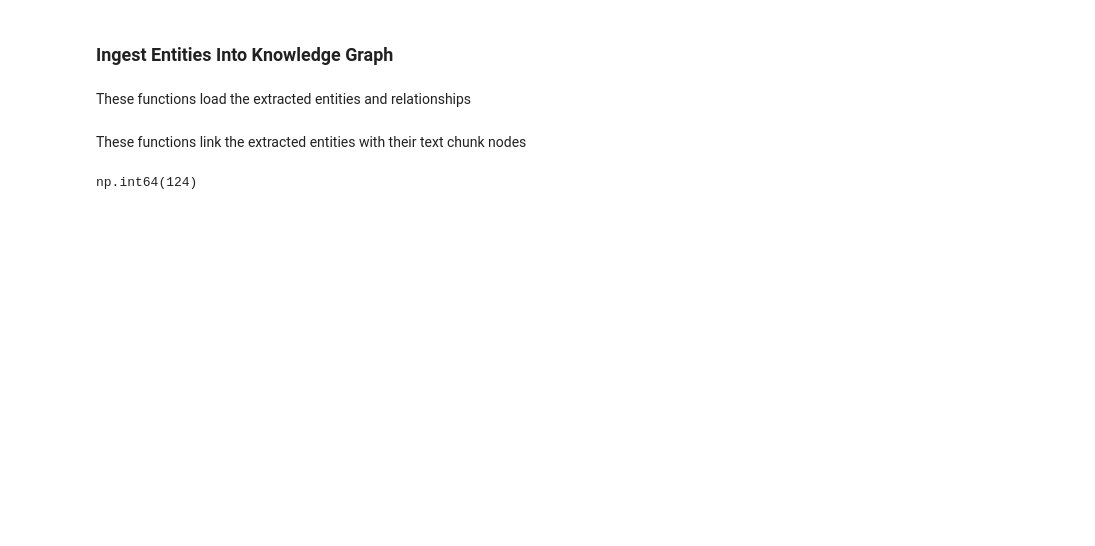
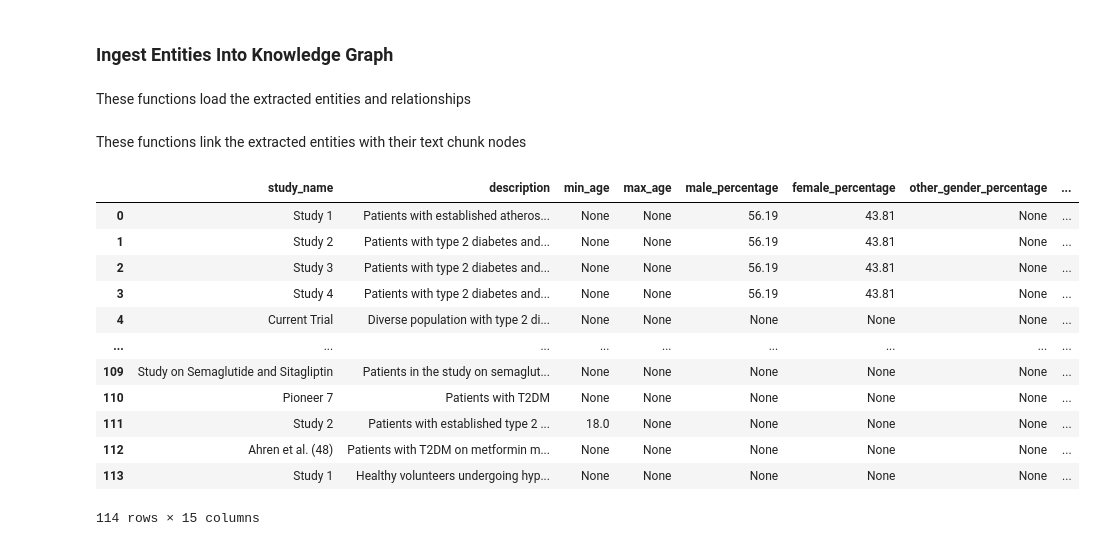
Before and after one commit to neo4j-field/pubmed-knowledge-graph-generation, a Jupyter notebook: generate_knowledge_graph.ipynb, the cells around one changed output. Saved outputs shown, nothing was run; the diff lists cells and outputs as text; code cells hidden in the pictures; blank space fills up the shorter version.

Commit message:
expand entity extraction, continue tuning domain graph and linking

```diff
--- a/generate_knowledge_graph.ipynb
+++ b/generate_knowledge_graph.ipynb
@@ -758,7 +791,20 @@ async def extract_entities_from_text_chunk(text_chunk: str) -> list:
                 {"role": "system", "content": system_prompt},
                 {"role": "user", "content": text_chunk}
             ],
-            response_model=list[Medication | StudyMedication | ClinicalOutcome | StudyMedicationUsesMedication | StudyMedicationProducesClinicalOutcome],
+            response_model=list[
+                            # first test batch
+                            Medication |
+                            StudyMedication |
+                            ClinicalOutcome |
+                            StudyMedicationUsesMedication |
+                            StudyMedicationProducesClinicalOutcome |
+                            # then add these
+                            StudyPopulation |
+                            MedicalCondition |
+                            StudyPopulationHasMedicalCondition |
+                            StudyPopulationReceivesStudyMedication |
+                            StudyPopulationHasClinicalOutcome
+                            ],
             temperature=0.0
         )
         return response
@@ -1087,7 +1133,7 @@ def get_chunk_nodes_to_process_by_article_name(article_name: str) -> pd.DataFram
         A Pandas DataFrame where each row represents a Chunk node connected to the Document with the article name provided.
         Has columns `id` and `text`.
     """
-    doc_id, title = parse_article_file_name(article_name)
+    _, title = parse_article_file_name(article_name)
     return graph.execute_read_query(database=db_info['database'],
                             parameters={"article_name": title},
                             query=processing_queries['get_chunk_nodes_to_process_by_article_name'],
@@ -1171,13 +1216,14 @@ ENTITY_RELS = {
     "StudyMedicationProducesClinicalOutcome",
     "StudyPopulationHasMedicalCondition",
     "StudyPopulationReceivesStudyMedication",
-    "StudyPopulationHasOutcome",
+    "StudyPopulationHasClinicalOutcome",
+
 }
 
 def prepare_entities_for_ingestion(entities: list[tuple[str, list[Any]]]) -> dict[str, dict[str, pd.DataFrame]]:
     """
     Prepare entities for ingestion into the graph.
-    This function takes the results of the `get_chunk_nodes_to_process_by_article_name` function and returns a dictionary of entity label to list of entities.
+    This function takes the results of the `get_chunk_nodes_to_process_by_article_name` function and returns a dictionary of entity label keys and pandas dataframes of entities.
 
     Parameters
     ----------
@@ -1221,10 +1267,10 @@ def prepare_entities_for_ingestion(entities: list[tuple[str, list[Any]]]) -> dic
                 print(f"Unknown entity type: {entity.__class__.__name__}")
 
     for key, value in records_node_dict.items():
-        records_node_dict[key] = pd.DataFrame(value)
+        records_node_dict[key] = pd.DataFrame(value).replace({float('nan'): None})
 
     for key, value in records_rel_dict.items():
-        records_rel_dict[key] = pd.DataFrame(value)
+        records_rel_dict[key] = pd.DataFrame(value).replace({float('nan'): None})
 
     return {"nodes": records_node_dict, "relationships": records_rel_dict}
 # %%
@@ -1324,10 +1370,22 @@ def link_entities_to_chunks(medication_link_dataframe: pd.DataFrame,
             print(f"No {query} relationships to load")
 # %%
 ingest_records = prepare_entities_for_ingestion(entity_ingest_records)
-# %%
-ingest_records["nodes"]["Medication"]['generic_name'].isnull().sum()
-# %% [output]
-np.int64(124)
+# %%
+ingest_records['nodes']['StudyPopulation']
+# %% [output]
+|  | study_name | description | min_age | max_age | male_percentage | female_percentage | other_gender_percentage | ... |
+| 0 | Study 1 | Patients with established atheros... | None | None | 56.19 | 43.81 | None | ... |
+| 1 | Study 2 | Patients with type 2 diabetes and... | None | None | 56.19 | 43.81 | None | ... |
+| 2 | Study 3 | Patients with type 2 diabetes and... | None | None | 56.19 | 43.81 | None | ... |
+| 3 | Study 4 | Patients with type 2 diabetes and... | None | None | 56.19 | 43.81 | None | ... |
+| 4 | Current Trial | Diverse population with type 2 di... | None | None | None | None | None | ... |
+| ... | ... | ... | ... | ... | ... | ... | ... | ... |
+| 109 | Study on Semaglutide and Sitagliptin | Patients in the study on semaglut... | None | None | None | None | None | ... |
+| 110 | Pioneer 7 | Patients with T2DM | None | None | None | None | None | ... |
+| 111 | Study 2 | Patients with established type 2 ... | 18.0 | None | None | None | None | ... |
+| 112 | Ahren et al. (48) | Patients with T2DM on metformin m... | None | None | None | None | None | ... |
+| 113 | Study 1 | Healthy volunteers undergoing hyp... | None | None | None | None | None | ... |
+114 rows × 15 columns
 # %%
 load_entity_nodes(ingest_records["nodes"]["Medication"],
                   ingest_records["nodes"]["MedicalCondition"],
```
Also changed, not shown: parts of 8 cells of this notebook, 2 other files.
